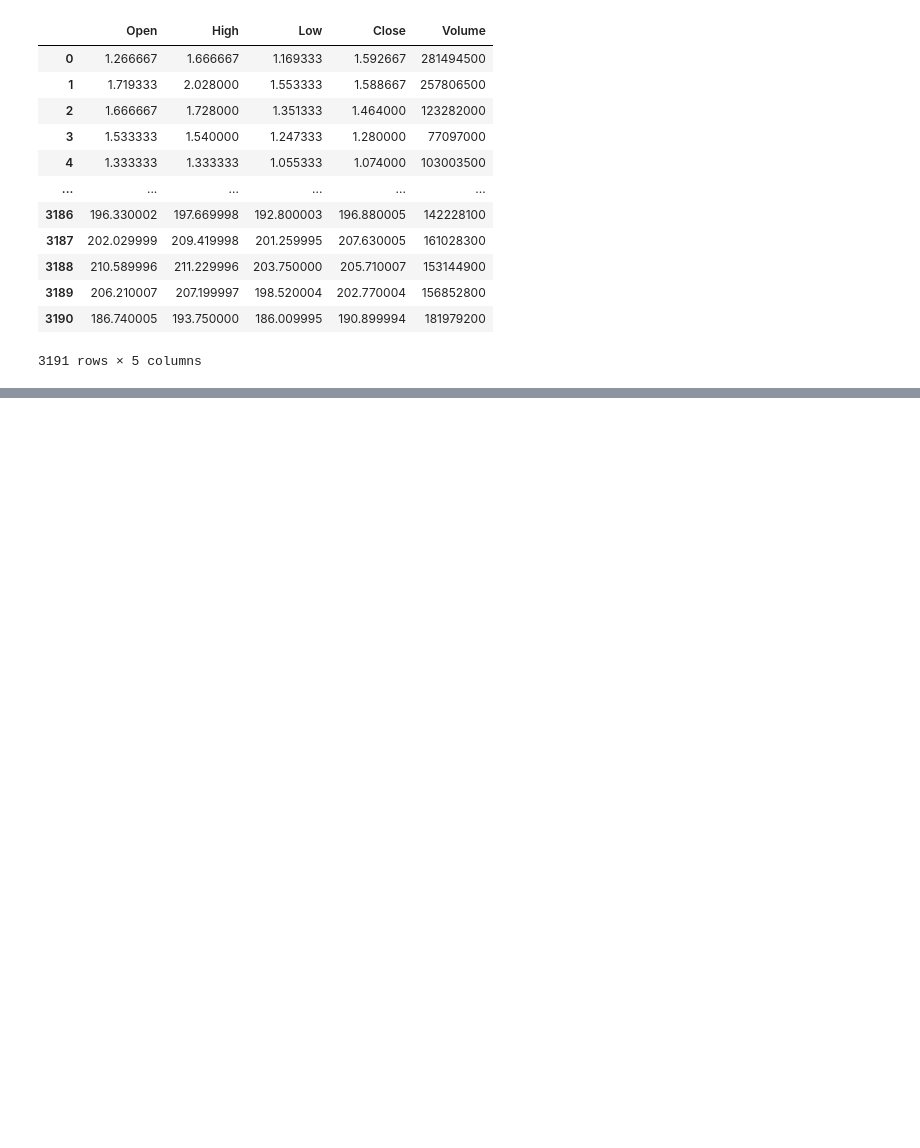
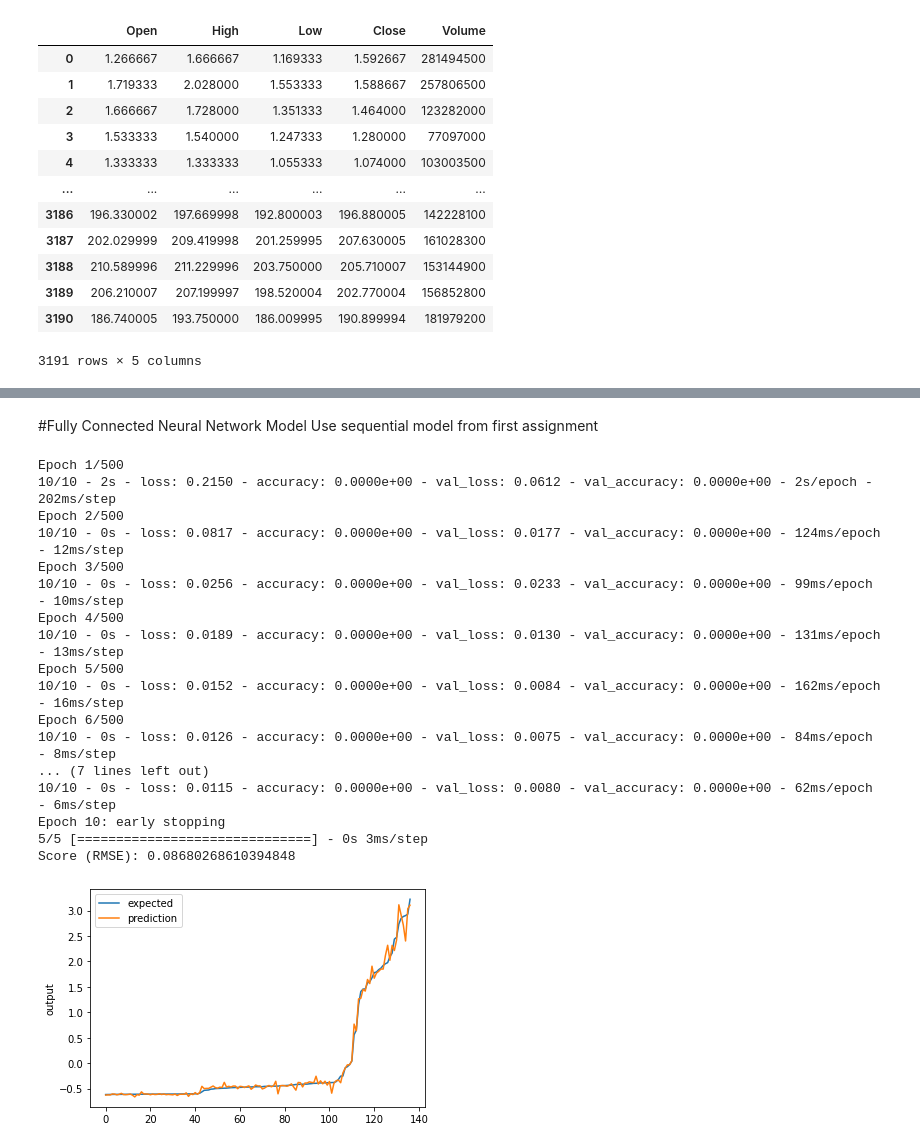
Before and after one commit to JasonTPhillipsJr/CSC215, a Jupyter notebook: Project_2.ipynb, the cells around one changed output, grey strips where cells are left out. Saved outputs shown, nothing was run; the diff lists cells and outputs as text; code cells hidden in the pictures; blank space fills up the shorter version.

```diff
--- a/Project_2.ipynb
+++ b/Project_2.ipynb
@@ -325,7 +497,8 @@ Create test and training splits with a 30/70 split
 # %%
 #Create the x(inputs) and y(outputs)
-Close_Output = df["Close_Output"]
-x,y = to_xy(df,"Close_Output")
+
+#Close_Output = df["Close_Output"]
+#x,y = to_xy(df,"Close_Output")
 
 #Split the train and test sets
 x_train, x_test, y_train, y_test = train_test_split(x, y, test_size=0.30, random_state=42)
@@ -331,0 +522,5 @@ x_train, x_test, y_train, y_test = train_test_split(x, y, test_size=0.30, random
+# %%
+"""
+df_train = df.to_numpy()
+df_test = df.to_numpy()
+"""
@@ -332,3 +534,14 @@ x_train, x_test, y_train, y_test = train_test_split(x, y, test_size=0.30, random
+# %%
+"""
+SEQUENCE_SIZE = 35
+x_train,y_train = to_sequences(SEQUENCE_SIZE,df_train)
+x_test,y_test = to_sequences(SEQUENCE_SIZE,df_test)
+
+print("Shape of x_train: {}".format(x_train.shape))
+print("Shape of x_test: {}".format(x_test.shape))
+print("Shape of y_train: {}".format(y_train.shape))
+print("Shape of y_test: {}".format(y_test.shape))
+"""
 # %%
 print("x shape: " + str(x.shape))
 print("y shape: " + str(y.shape))
@@ -352,0 +563,46 @@ log_dir = "/content/drive/MyDrive/Colab Notebooks/logs/" + datetime.datetime.now
+# %% [markdown]
+#Fully Connected Neural Network Model
+Use sequential model from first assignment
+# %%
+model = Sequential()
+model.add(Dense(100, input_dim=x.shape[1], activation='relu'))      # try changing 100 to 10
+model.add(Dense(10, activation='relu'))
+model.add(Dense(1))
+
+model.compile(loss='mean_squared_error', optimizer='adam', metrics=['accuracy'])
+
+monitor = EarlyStopping(monitor='val_loss', min_delta=1e-3, patience=5, verbose=1, mode='auto')
+
+checkpointer = ModelCheckpoint(filepath="dnn/best_weights.hdf5", verbose=0, save_best_only=True) # save best model
+
+model.fit(x_train,y_train,validation_data=(x_test,y_test),callbacks=[monitor,checkpointer],verbose=2,epochs=500)
+
+model.load_weights('dnn/best_weights.hdf5') # load weights from best model
+
+# Predict and measure RMSE
+pred = model.predict(x_test)
+
+score = np.sqrt(metrics.mean_squared_error(pred,y_test))
+print("Score (RMSE): {}".format(score))
+
+# Plot the chart
+chart_regression(pred.flatten(),y_test, sort=True)
+# %% [output]
+Epoch 1/500
+10/10 - 2s - loss: 0.2150 - accuracy: 0.0000e+00 - val_loss: 0.0612 - val_accuracy: 0.0000e+00 - 2s/epoch - 202ms/step
+Epoch 2/500
+10/10 - 0s - loss: 0.0817 - accuracy: 0.0000e+00 - val_loss: 0.0177 - val_accuracy: 0.0000e+00 - 124ms/epoch - 12ms/step
+Epoch 3/500
+10/10 - 0s - loss: 0.0256 - accuracy: 0.0000e+00 - val_loss: 0.0233 - val_accuracy: 0.0000e+00 - 99ms/epoch - 10ms/step
+Epoch 4/500
+10/10 - 0s - loss: 0.0189 - accuracy: 0.0000e+00 - val_loss: 0.0130 - val_accuracy: 0.0000e+00 - 131ms/epoch - 13ms/step
+Epoch 5/500
+10/10 - 0s - loss: 0.0152 - accuracy: 0.0000e+00 - val_loss: 0.0084 - val_accuracy: 0.0000e+00 - 162ms/epoch - 16ms/step
+Epoch 6/500
+10/10 - 0s - loss: 0.0126 - accuracy: 0.0000e+00 - val_loss: 0.0075 - val_accuracy: 0.0000e+00 - 84ms/epoch - 8ms/step
+... (7 lines left out)
+10/10 - 0s - loss: 0.0115 - accuracy: 0.0000e+00 - val_loss: 0.0080 - val_accuracy: 0.0000e+00 - 62ms/epoch - 6ms/step
+Epoch 10: early stopping
+5/5 [==============================] - 0s 3ms/step
+Score (RMSE): 0.08680268610394848
+[figure, added]
```
Also changed, not shown: parts of 22 cells of this notebook.
